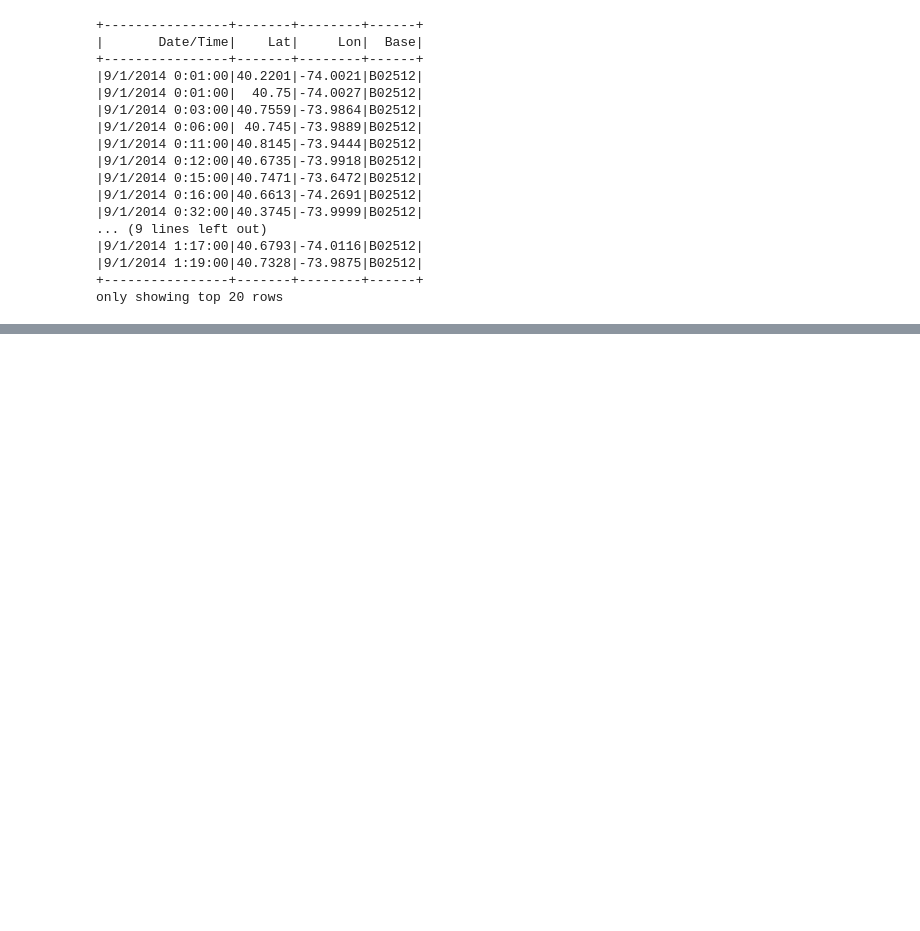
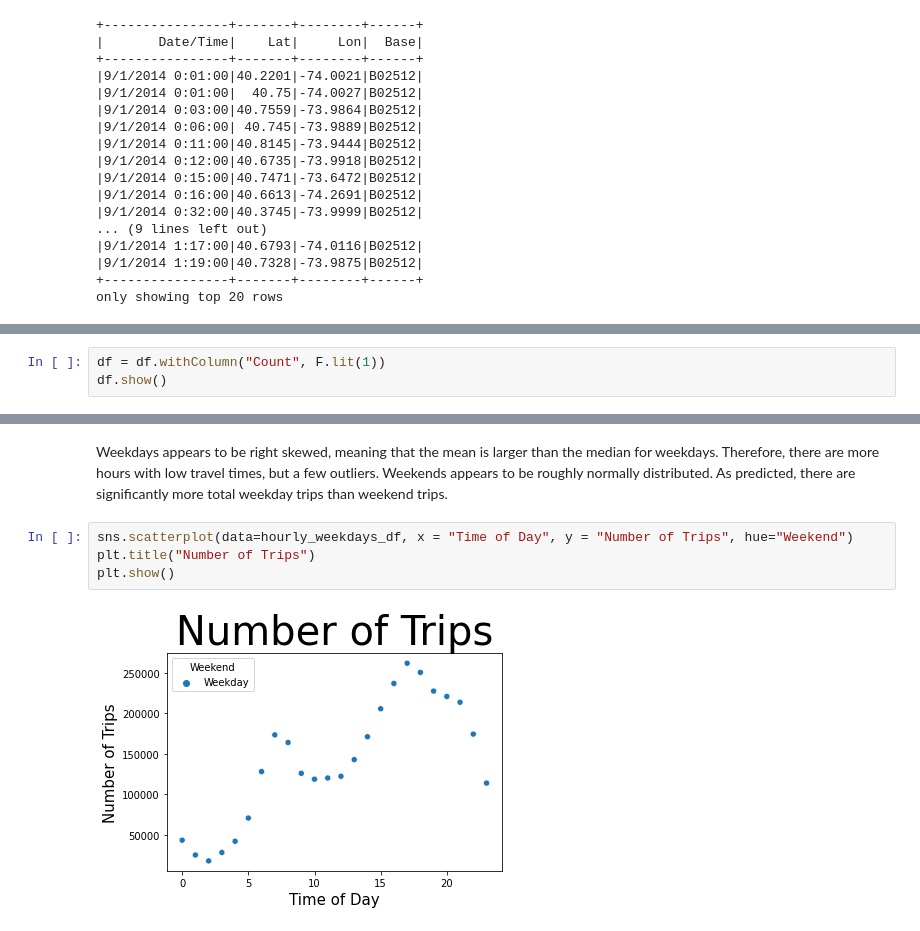
Before and after one commit to milevavantuyl/Movement_NYC, a Jupyter notebook: Melanie Time Series Analysis/Analyzing Weekends versus Weekdays.ipynb, the cells around one changed output, grey strips where cells are left out. Drawn from its saved outputs; the diff is of its cells as text; blank space fills up the shorter version.

```diff
--- a/Melanie Time Series Analysis/Analyzing Weekends versus Weekdays.ipynb
+++ b/Melanie Time Series Analysis/Analyzing Weekends versus Weekdays.ipynb
@@ -114 +120,4 @@ df.show()
 only showing top 20 rows
+# %%
+df = df.withColumn("Count", F.lit(1))
+df.show()
@@ -114,0 +280,8 @@ only showing top 20 rows
+# %% [markdown]
+Weekdays appears to be right skewed, meaning that the mean is larger than the median for weekdays. Therefore, there are more hours with low travel times, but a few outliers. Weekends appears to be roughly normally distributed. As predicted, there are significantly more total weekday trips than weekend trips.
+# %%
+sns.scatterplot(data=hourly_weekdays_df, x = "Time of Day", y = "Number of Trips", hue="Weekend")
+plt.title("Number of Trips")
+plt.show()
+# %% [output]
+[figure, added]
```
Also changed, not shown: parts of 25 cells of this notebook.
